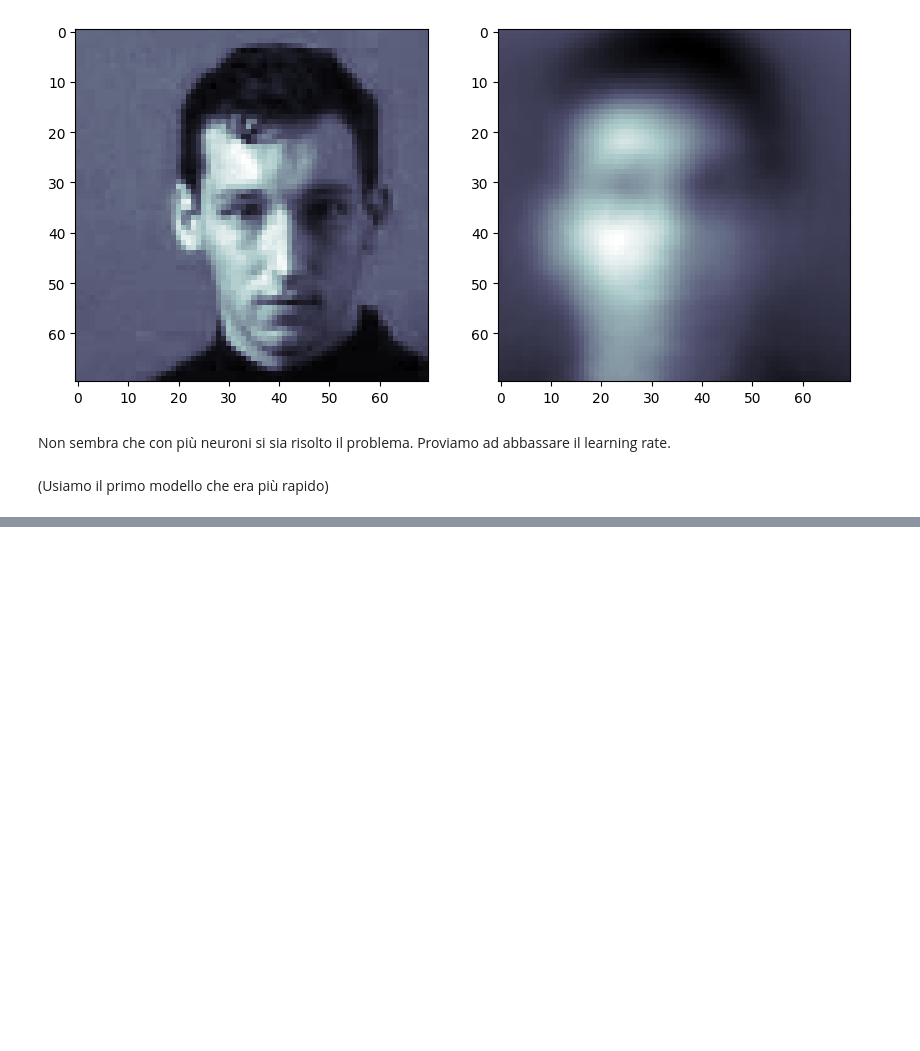
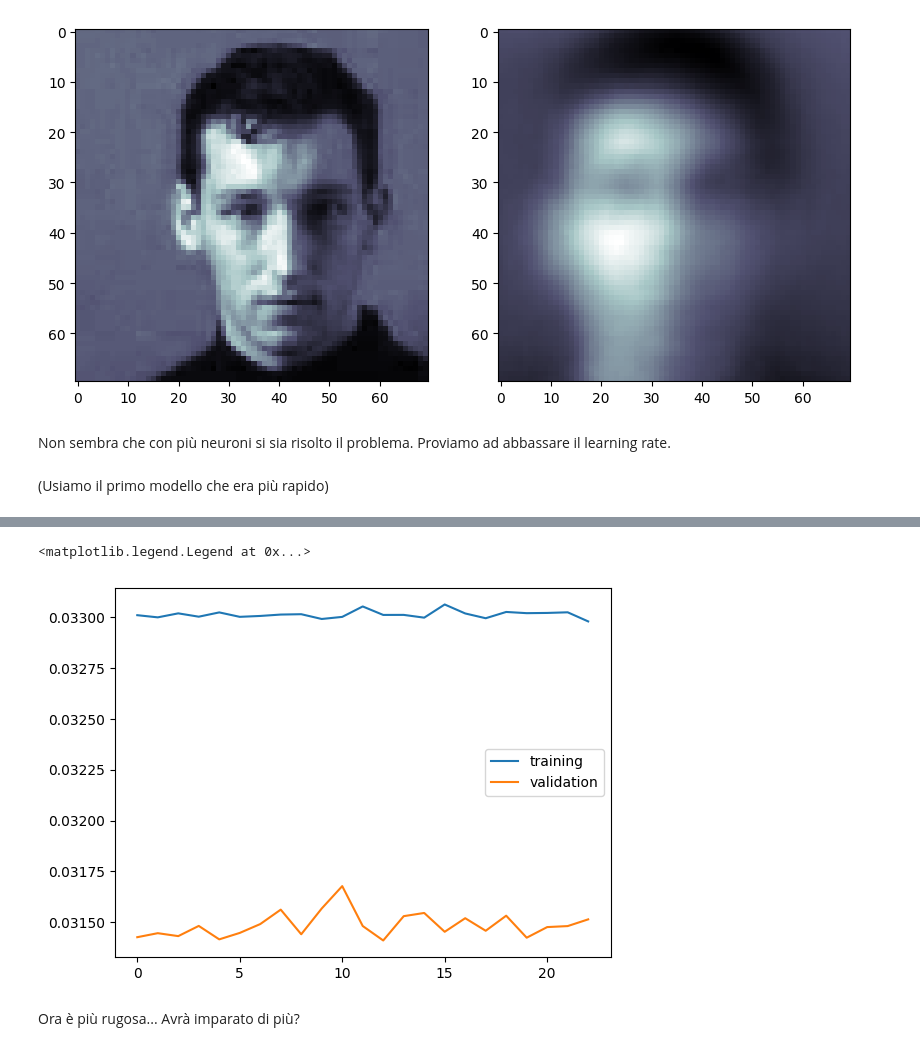
Before and after one commit to laurabersani/MLPNS_LBersani, a Jupyter notebook: Convlutional_faces.ipynb, the cells around one changed output, grey strips where cells are left out. Saved outputs shown, nothing was run; the diff lists cells and outputs as text; code cells hidden in the pictures; blank space fills up the shorter version.

```diff
--- a/Convlutional_faces.ipynb
+++ b/Convlutional_faces.ipynb
@@ -258,11 +258,16 @@ for i in [0, 5, 10, 15,20]:
 Non sembra che con più neuroni si sia risolto il problema. Proviamo ad abbassare il learning rate.
 # %% [markdown]
 (Usiamo il primo modello che era più rapido)
+# %%
+from keras.callbacks import EarlyStopping
+callback = EarlyStopping(monitor='val_mae',
+                         patience=10,
+                         min_delta=0.0001)
 # %%
 from keras import optimizers
 opt = keras.optimizers.Adam(learning_rate=0.01)
-model.compile(loss="mean_squared_error", optimizer=opt)
-history_op = model.fit( Xtrain, Ytrain, epochs=5000,
+model.compile(loss='mse', metrics=['mae', 'acc'], optimizer=opt)
+history_op = model.fit( Xtrain, Ytrain, epochs=100,
                     validation_data=[Xtest, Ytest],
                     batch_size=16, verbose=1,
                     callbacks=[callback])
@@ -287,0 +292,9 @@ WARNING:tensorflow:Early stopping conditioned on metric `val_mae` which is not a
+# %%
+pl.plot(np.array(history_op.history['loss']), label="training")
+pl.plot(np.array(history_op.history['val_loss']), label="validation")
+pl.legend()
+# %% [output]
+<matplotlib.legend.Legend at 0x...>
+[figure, added]
+# %% [markdown]
+Ora è più rugosa... Avrà imparato di più?
```
Also changed, not shown: parts of 18 cells of this notebook.
